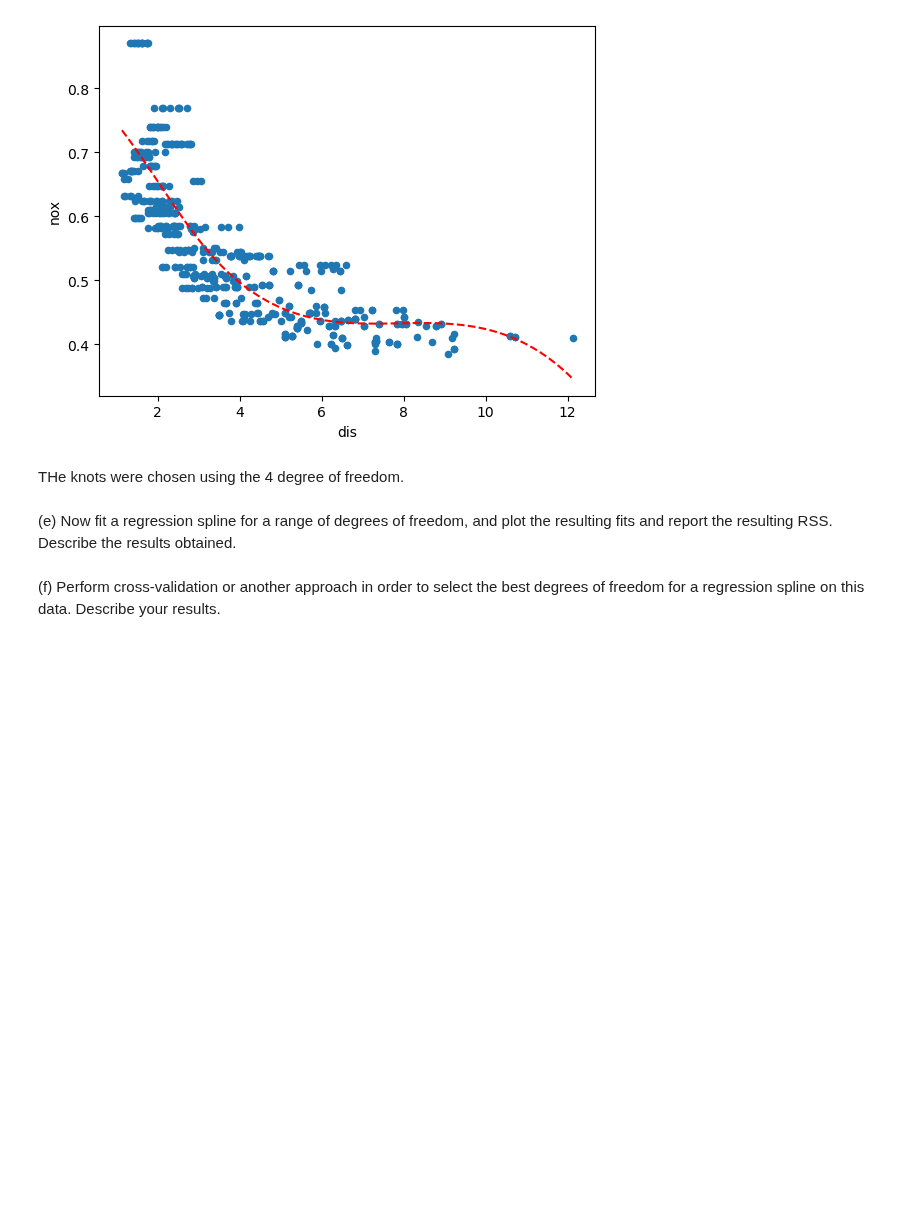
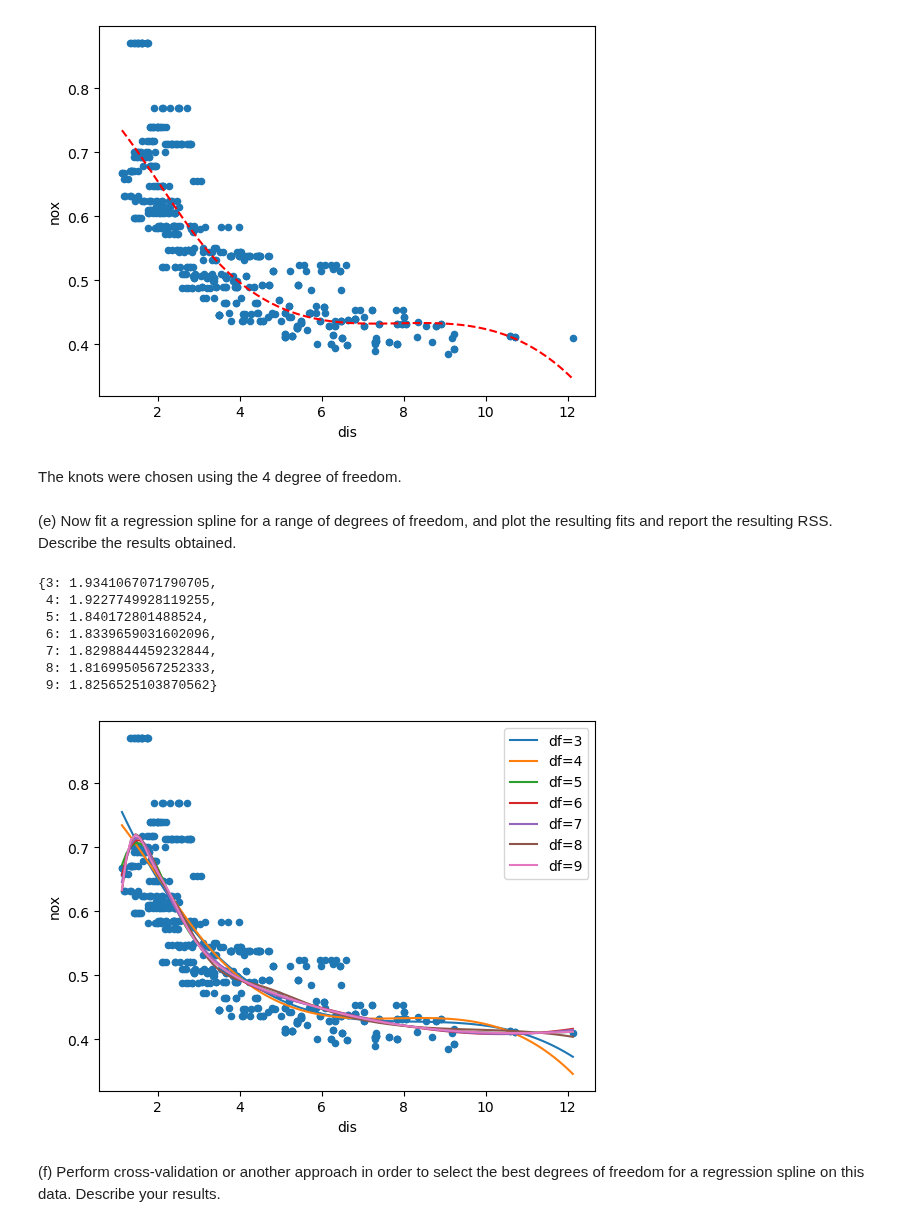
Before and after one commit to cake-dev/AdvDataScience, a Jupyter notebook: ch7hw.ipynb, the cells around one changed output. Drawn from its saved outputs; the diff is of its cells as text; code cells hidden in the pictures; blank space fills up the shorter version.

```diff
--- a/ch7hw.ipynb
+++ b/ch7hw.ipynb
@@ -241,7 +207,7 @@ gression spline to predict nox using dis. Report the output for
 the fit using four degrees of freedom. How did you choose the
 knots? Plot the resulting fit.
 # %%
-bs = BSpline('dis', df=4)
+# bs = BSpline('dis', df=4)
 bs_dis = MS([bs('dis', df=4)]).fit(boston_data)
 M = sm.OLS(y, bs_dis.transform(boston_data)).fit()
 summarize(M)
@@ -255,11 +221,44 @@ ax.plot(x, M.predict(bs_dis.transform(pd.DataFrame({'dis': x}))), 'r--')
 [<matplotlib.lines.Line2D at 0x...>]
 [figure]
 # %% [markdown]
-THe knots were chosen using the 4 degree of freedom.
+The knots were chosen using the 4 degree of freedom.
 # %% [markdown]
 (e) Now fit a regression spline for a range of degrees of freedom, and
 plot the resulting fits and report the resulting RSS. Describe the
 results obtained.
+# %%
+# (e) Now fit a regression spline for a range of degrees of freedom, and
+# plot the resulting fits and report the resulting RSS. Describe the
+# results obtained.
+
+# plot
+fig, ax = subplots()
+boston_data.plot.scatter('dis', 'nox', ax=ax)
+x = np.linspace(boston_data['dis'].min(), boston_data['dis'].max(), 100)
+for df in range(3, 10):
+    bs_dis = MS([bs('dis', df=df)]).fit(boston_data)
+    M = sm.OLS(y, bs_dis.transform(boston_data)).fit()
+    ax.plot(x, M.predict(bs_dis.transform(pd.DataFrame({'dis': x}))), label=f'df={df}')
+ax.legend()
+
+# rss
+df_rss = {3: [], 4: [], 5: [], 6: [], 7: [], 8: [], 9: []}
+for df in range(3, 10):
+    bs_dis = MS([bs('dis', df=df)]).fit(boston_data)
+    M = sm.OLS(y, bs_dis.transform(boston_data)).fit()
+    df_rss[df] = M.ssr
+df_rss
+# lowest
+# min(df_rss, key=df_rss.get)
+# %% [output]
+{3: 1.9341067071790705,
+ 4: 1.9227749928119255,
+ 5: 1.840172801488524,
+ 6: 1.8339659031602096,
+ 7: 1.8298844459232844,
+ 8: 1.8169950567252333,
+ 9: 1.8256525103870562}
+[figure, added]
 # %% [markdown]
 (f) Perform cross-validation or another approach in order to select
 the best degrees of freedom for a regression spline on this data.
```
Also changed, not shown: parts of 6 cells of this notebook.
